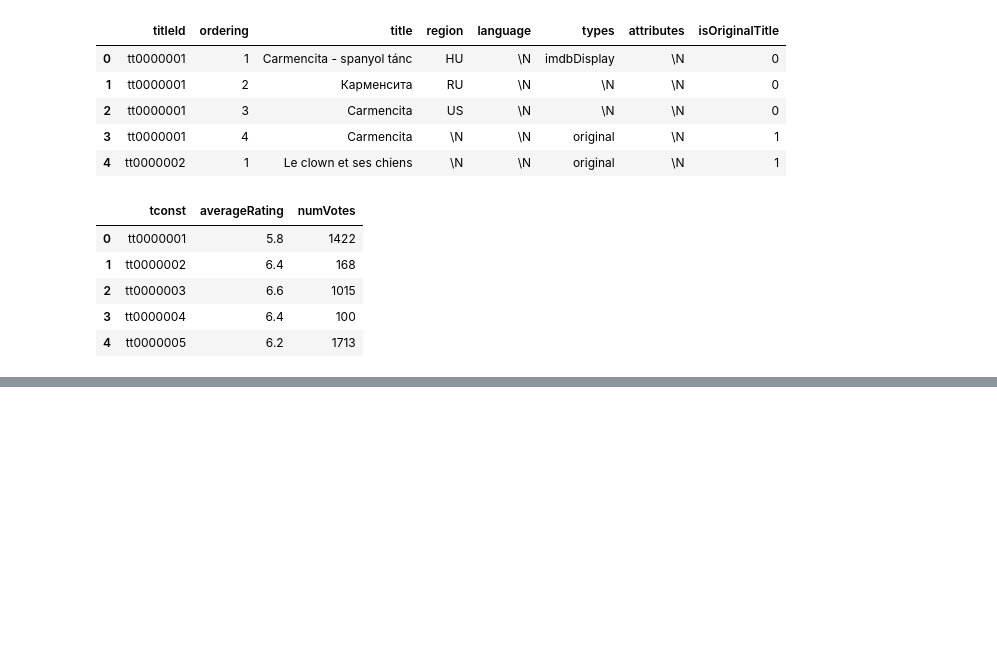
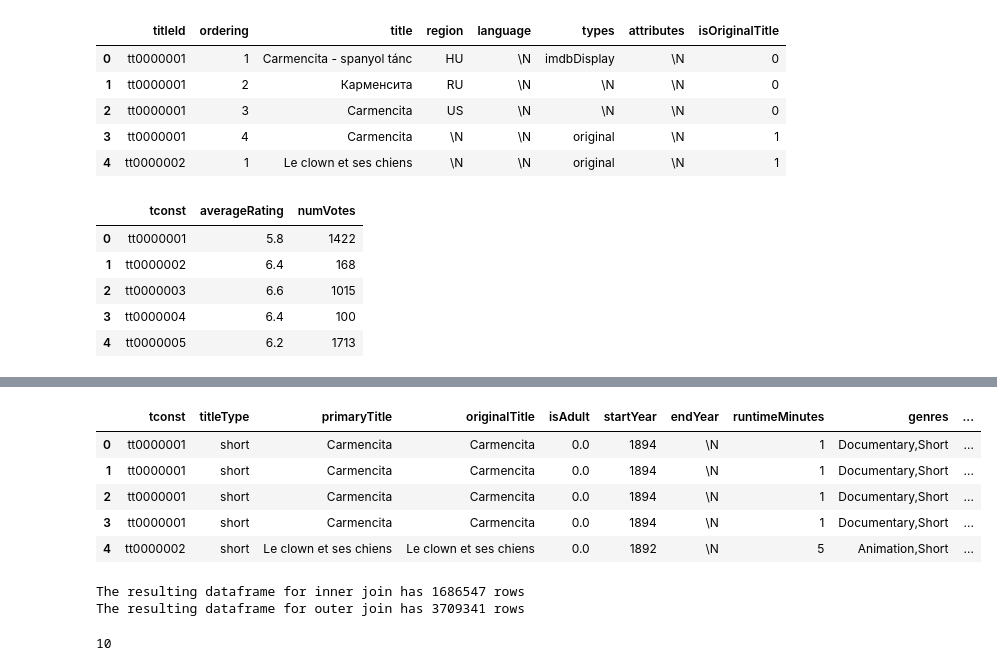
Before and after one commit to arnold402/Pre-assignment-DSI, a Jupyter notebook: Assignment.ipynb, the cells around one changed output, grey strips where cells are left out. Drawn from its saved outputs; the diff is of its cells as text; code cells hidden in the pictures; blank space fills up the shorter version.

```diff
--- a/Assignment.ipynb
+++ b/Assignment.ipynb
@@ -292,0 +327,29 @@ ratings_df.head()
+# %%
+#Perform the outter join for comparison
+outer_basics_akas_df = pd.merge(basics_df, akas_df, on="tconst", how="outer")
+outer_master_df = pd.merge(basics_akas_df, ratings_df, on="tconst", how="outer")
+outer_master_df.head()
+# %% [output]
+|  | tconst | titleType | primaryTitle | originalTitle | isAdult | startYear | endYear | runtimeMinutes | genres | ... |
+| 0 | tt0000001 | short | Carmencita | Carmencita | 0.0 | 1894 | \N | 1 | Documentary,Short | ... |
+| 1 | tt0000001 | short | Carmencita | Carmencita | 0.0 | 1894 | \N | 1 | Documentary,Short | ... |
+| 2 | tt0000001 | short | Carmencita | Carmencita | 0.0 | 1894 | \N | 1 | Documentary,Short | ... |
+| 3 | tt0000001 | short | Carmencita | Carmencita | 0.0 | 1894 | \N | 1 | Documentary,Short | ... |
+| 4 | tt0000002 | short | Le clown et ses chiens | Le clown et ses chiens | 0.0 | 1892 | \N | 5 | Animation,Short | ... |
+# %%
+#Compare inner join and outer join.
+inner_join_rows = len(master_df.index)
+outer_join_rows = len(outer_master_df.index)
+print("The resulting dataframe for inner join has {f} rows".format(f=inner_join_rows))
+print("The resulting dataframe for outer join has {f} rows".format(f=outer_join_rows))
+# %% [output]
+The resulting dataframe for inner join has 1686547 rows
+The resulting dataframe for outer join has 3709341 rows
+# %%
+# Get unique titletypes
+unique_titletype = pd.unique(master_df['titleType'])
+#Count number of unique titletype's
+len_unique_titletype = len(unique_titletype)
+len_unique_titletype
+# %% [output]
+10
```
Also changed, not shown: parts of 14 cells of this notebook.
